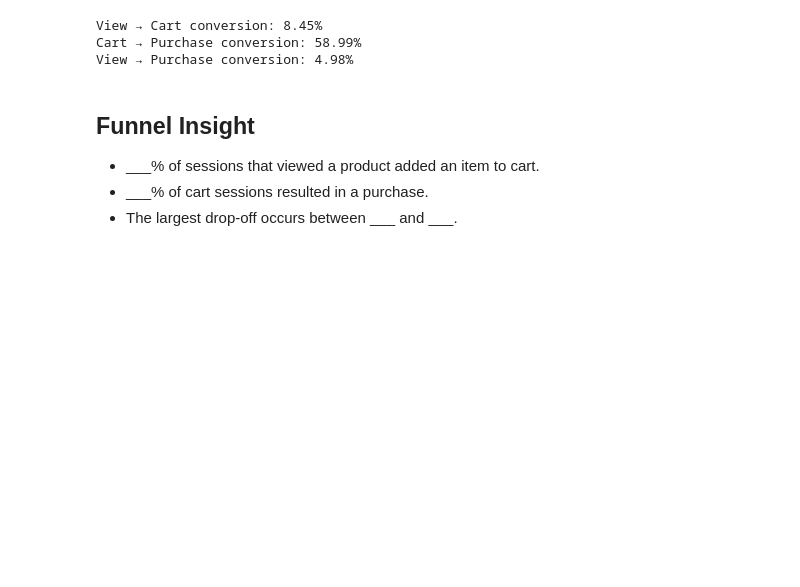
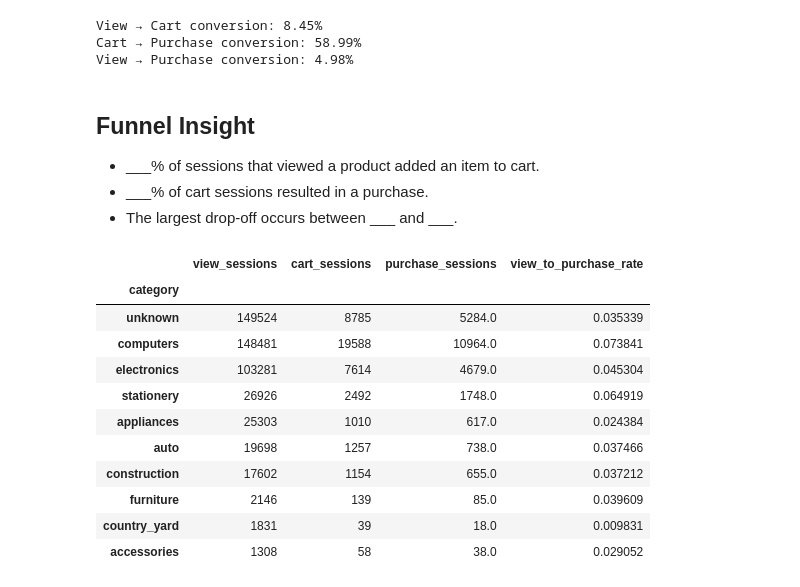
Before and after one commit to Mohammed-Rehaan-Shaikh/Ecommerce-Clickstream-Funnel-Analytics, a Jupyter notebook: 01_ecommerce_funnel_analysis.ipynb, the cells around one changed output. Saved outputs shown, nothing was run; the diff lists cells and outputs as text; code cells hidden in the pictures; blank space fills up the shorter version.

```diff
--- a/01_ecommerce_funnel_analysis.ipynb
+++ b/01_ecommerce_funnel_analysis.ipynb
@@ -152,3 +154,32 @@ View → Purchase conversion: 4.98%
 - ___% of sessions that viewed a product added an item to cart.
 - ___% of cart sessions resulted in a purchase.
 - The largest drop-off occurs between ___ and ___.
+# %%
+views_by_category = df_clean[df_clean["event_type"] == "view"].groupby("category")["user_session"].nunique()
+carts_by_category = df_clean[df_clean["event_type"] == "cart"].groupby("category")["user_session"].nunique()
+purchases_by_category = df_clean[df_clean["event_type"] == "purchase"].groupby("category")["user_session"].nunique()
+
+category_funnel = pd.DataFrame({
+    "view_sessions": views_by_category,
+    "cart_sessions": carts_by_category,
+    "purchase_sessions": purchases_by_category
+}).fillna(0)
+
+category_funnel["view_to_purchase_rate"] = (
+    category_funnel["purchase_sessions"] / category_funnel["view_sessions"]
+)
+
+category_funnel.sort_values("view_sessions", ascending=False).head(10)
+# %% [output]
+|  | view_sessions | cart_sessions | purchase_sessions | view_to_purchase_rate |
+| category |  |  |  |  |
+| unknown | 149524 | 8785 | 5284.0 | 0.035339 |
+| computers | 148481 | 19588 | 10964.0 | 0.073841 |
+| electronics | 103281 | 7614 | 4679.0 | 0.045304 |
+| stationery | 26926 | 2492 | 1748.0 | 0.064919 |
+| appliances | 25303 | 1010 | 617.0 | 0.024384 |
+| auto | 19698 | 1257 | 738.0 | 0.037466 |
+| construction | 17602 | 1154 | 655.0 | 0.037212 |
+| furniture | 2146 | 139 | 85.0 | 0.039609 |
+| country_yard | 1831 | 39 | 18.0 | 0.009831 |
+| accessories | 1308 | 58 | 38.0 | 0.029052 |
```
Also changed, not shown: parts of 3 cells of this notebook, 2 other files.
